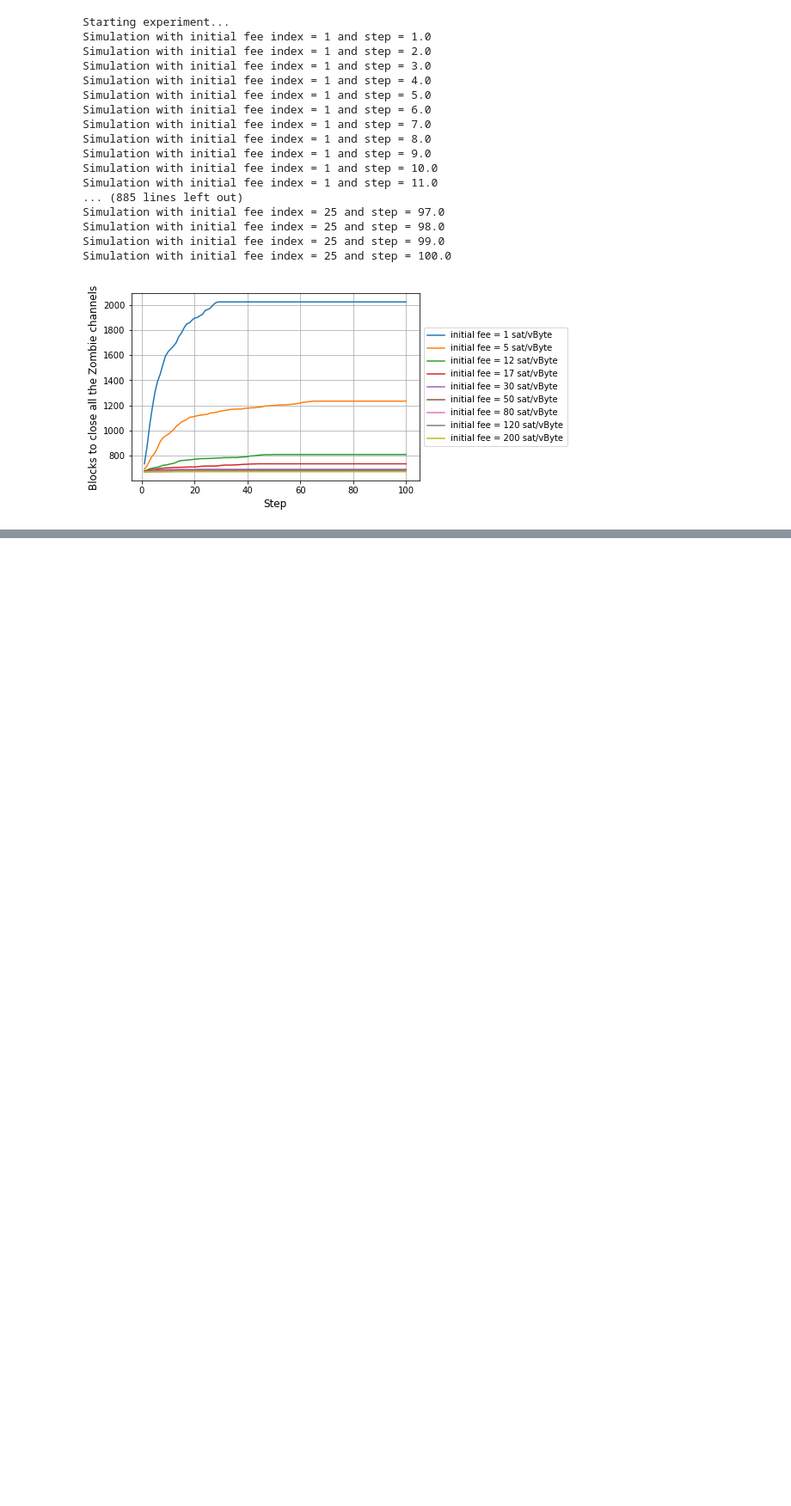
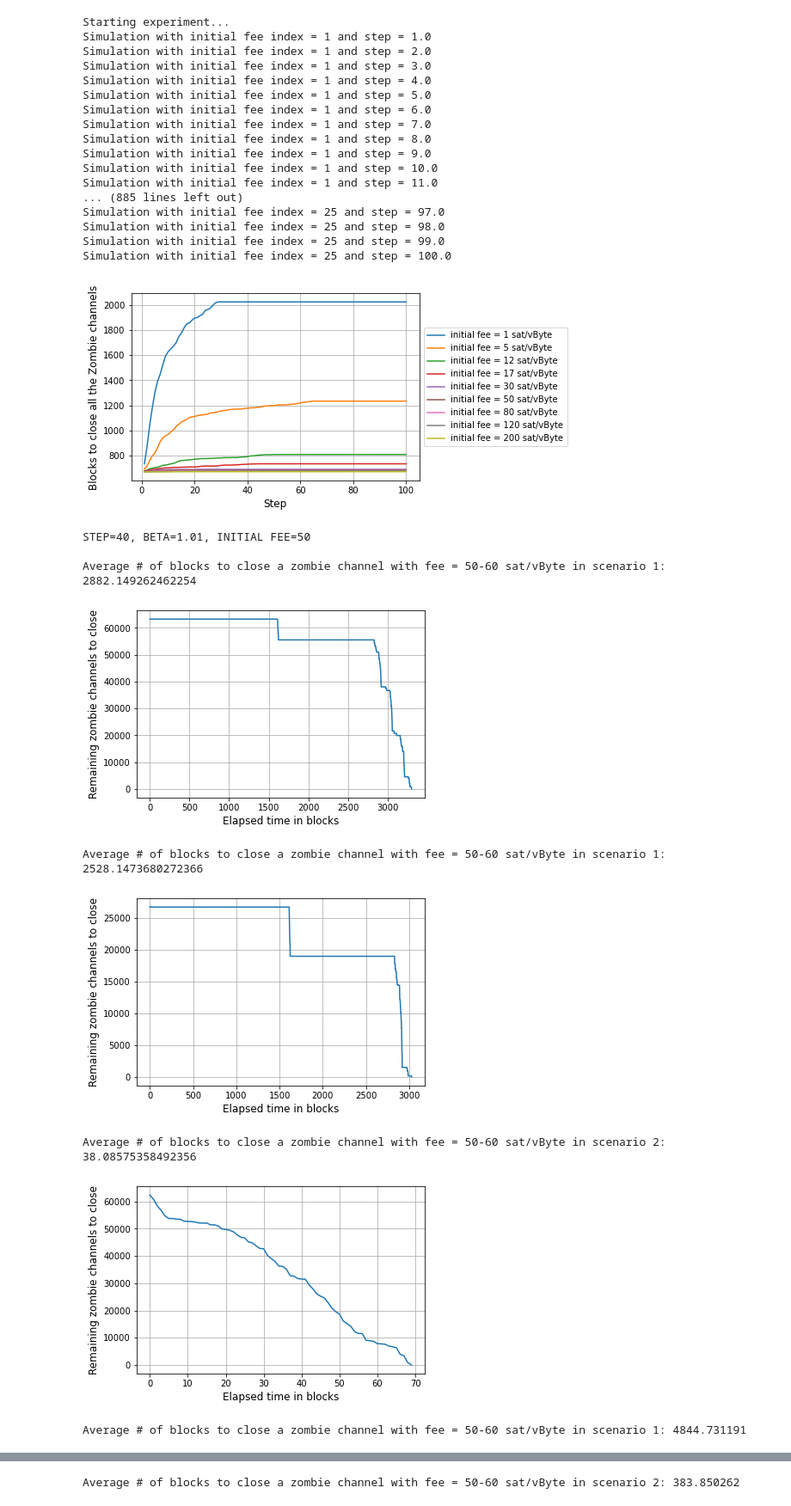
Before and after one commit to CosimoSguanci/Mass-Exit-Attacks-on-LN, a Jupyter notebook: mempool-simulator/ZombieAttackSimulation-refactoring.ipynb, the cells around one changed output, grey strips where cells are left out. Shown at 86% size. Drawn from its saved outputs; the diff is of its cells as text; code cells hidden in the pictures; blank space fills up the shorter version.

```diff
--- a/mempool-simulator/ZombieAttackSimulation-refactoring.ipynb
+++ b/mempool-simulator/ZombieAttackSimulation-refactoring.ipynb
@@ -343,3 +343,69 @@ Simulation with initial fee index = 25 and step = 98.0
 Simulation with initial fee index = 25 and step = 99.0
 Simulation with initial fee index = 25 and step = 100.0
 [figure]
+# %%
+initial_fee = 50
+initial_fee_index = common.find_index_of_fee_in_ranges(initial_fee)
+step = 40 # 6 hours and 40 minutes
+beta = 1.01
+
+print(f"STEP={step}, BETA={beta}, INITIAL FEE={initial_fee}\n")
+
+experiments = []
+experiments.append({
+    "initial_num_zombie_channels" : common.get_lmc_max_edges(),
+    "scenario" : 1
+})
+experiments.append({
+    "initial_num_zombie_channels" : common.get_lmc_results()[30]["n_edges"],
+    "scenario" : 1
+})
+experiments.append({
+    "initial_num_zombie_channels" : common.get_lmc_max_edges(),
+    "scenario" : 2
+})
+experiments.append({
+    "initial_num_zombie_channels" : 1000000,
+    "scenario" : 1
+})
+experiments.append({
+    "initial_num_zombie_channels" : 1000000,
+    "scenario" : 2
+})
+
+for experiment in experiments:
+    fig, ax = plt.subplots()
+    ax.grid(True)
+    labels = []
+    scenario = experiment["scenario"]
+    initial_num_zombie_channels = experiment["initial_num_zombie_channels"]
+    mempool_data = mempool_data_during_congestion if scenario == 1 else mempool_data_no_congestion
+    first_block_height = common.get_first_block_height_during_congestion() if scenario == 1 else common.get_first_block_height_no_congestion()
+
+    sim = SimpleModeSimulation(
+        mempoolData=mempool_data,
+        blocksData=blocks_data,
+        isDynamic=True,
+        firstBlockHeightOfSimulation=first_block_height,
+        problematicIntervals=PROBLEMATIC_INTERVALS,
+        step=step,
+        beta=beta,
+        remainingTxs=initial_num_zombie_channels,
+        feeIndexInRanges=initial_fee_index)
+    needed_blocks, plot_remaining_zombie_channels = sim.run()
+    plt.plot(plot_remaining_zombie_channels)
+    print(f"Average # of blocks to close a zombie channel with fee = {fee_ranges[initial_fee_index]}-{fee_ranges[initial_fee_index + 1]} sat/vByte in scenario {scenario}: {compute_average_waiting_time_closing_tx(initial_num_zombie_channels, plot_remaining_zombie_channels)}")
+
+    plt.xlabel('Elapsed time in blocks', fontsize=12)
+    plt.ylabel(f'Remaining zombie channels to close', fontsize=12)
+    plt.show()
+# %% [output]
+STEP=40, BETA=1.01, INITIAL FEE=50
+
+Average # of blocks to close a zombie channel with fee = 50-60 sat/vByte in scenario 1: 2882.149262462254
+[figure, added]
+Average # of blocks to close a zombie channel with fee = 50-60 sat/vByte in scenario 1: 2528.1473680272366
+[figure, added]
+Average # of blocks to close a zombie channel with fee = 50-60 sat/vByte in scenario 2: 38.08575358492356
+[figure, added]
+Average # of blocks to close a zombie channel with fee = 50-60 sat/vByte in scenario 1: 4844.731191
@@ -345,0 +413 @@ Simulation with initial fee index = 25 and step = 100.0
+Average # of blocks to close a zombie channel with fee = 50-60 sat/vByte in scenario 2: 383.850262
```
Also changed, not shown: parts of 2 cells of this notebook.
